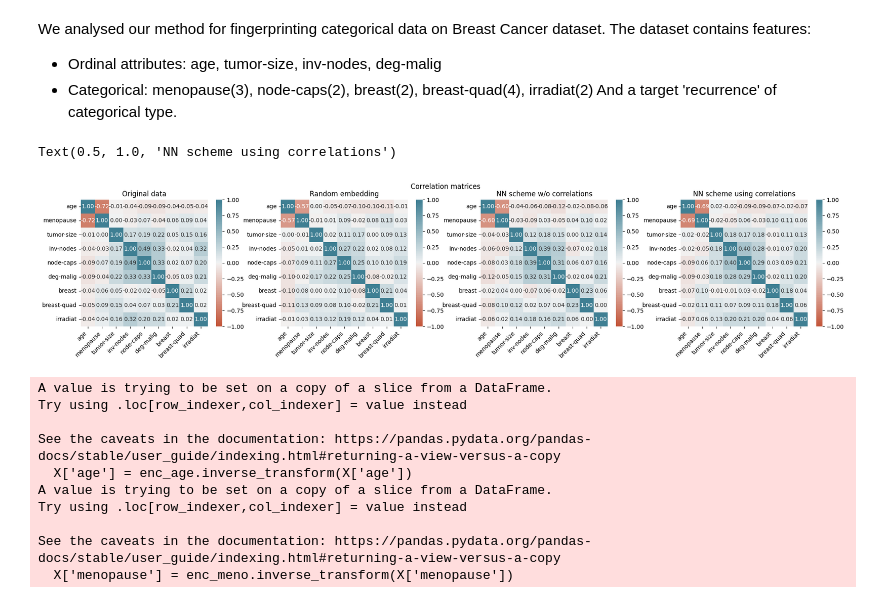
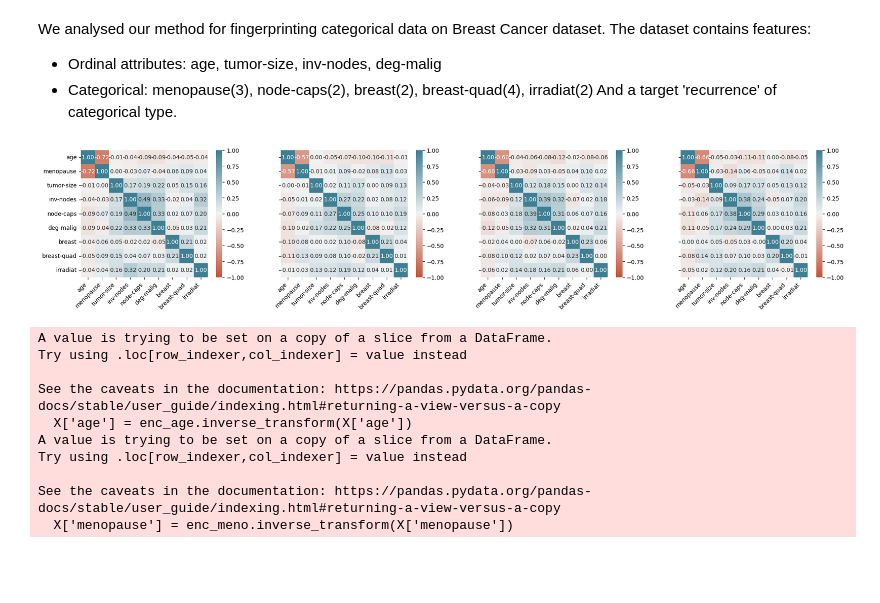
Before and after one commit to tanjascats/NCorr-FP, a Jupyter notebook: experiments.ipynb, the cells around one changed output. Drawn from its saved outputs; the diff is of its cells as text; code cells hidden in the pictures; blank space fills up the shorter version.

Commit message:
Edited using Colab

```diff
--- a/experiments.ipynb
+++ b/experiments.ipynb
@@ -167,7 +174,7 @@ fp_data = fp_data.drop(['Id'], axis=1)
 fp_data_blind = pd.read_csv('fp_data_blind_100.csv')
 fp_data_blind = fp_data_blind.drop(['Id'], axis=1)
 # %%
-fp_data_blind_corr = pd.read_csv('fp_data_blind_corr_501.csv')
+fp_data_blind_corr = pd.read_csv('fp_data_blind_corr_100.csv')
 fp_data_blind_corr = fp_data_blind_corr.drop(['Id'], axis=1)
 # %%
 fp_data_rand = pd.read_csv('fp_data_random_100.csv')
@@ -251,9 +258,9 @@ ordinal = ['age', 'tumor-size', 'inv-nodes', 'deg-malig']
 categorical = ['menopause', 'node-caps', 'breast', 'breast-quad']
 # %%
 # correlation between ordinal variables in oridinal dataset: original -- random fingerprint -- knn fingerprint
-fig, axs = plt.subplots(1, 4, figsize=(24,4))
+fig, axs = plt.subplots(1, 4, figsize=(24,4), sharey='all')
 axs = axs.flat
-fig.suptitle('Correlation matrices')
+#fig.suptitle('Correlation matrices')
 
 # original
 corr = X.corr()
@@ -271,7 +278,7 @@ axs[0].set_xticklabels(
     rotation=45,
     horizontalalignment='right'
 );
-axs[0].set_title('Original data')
+#axs[0].set_title('Original data')
 
 # random
 corr = fp_data_rand.drop(['recurrence'], axis=1).corr()
@@ -289,7 +296,7 @@ axs[1].set_xticklabels(
     rotation=45,
     horizontalalignment='right'
 );
-axs[1].set_title('Random embedding')
+#axs[1].set_title('Random embedding')
 
 # knn scheme
 corr = fp_data_blind.drop(['recurrence'], axis=1).corr()
@@ -298,37 +305,36 @@ sns.heatmap(
     vmin=-1, vmax=1, center=0,
     cmap=sns.diverging_palette(20, 220, n=200),
     square=True,
     annot=True,
     fmt=".2f",
     ax = axs[2]
 )
 axs[2].set_xticklabels(
     axs[2].get_xticklabels(),
     rotation=45,
     horizontalalignment='right'
 );
-axs[2].set_title('NN scheme w/o correlations')
+#axs[2].set_title('NN scheme w/o correlations')
 
 # knn scheme; defined correlations
 corr = fp_data_blind_corr.drop(['recurrence'], axis=1).corr()
 sns.heatmap(
     corr,
     vmin=-1, vmax=1, center=0,
     cmap=sns.diverging_palette(20, 220, n=200),
     square=True,
     annot=True,
     fmt=".2f",
     ax = axs[3]
 )
 axs[3].set_xticklabels(
     axs[3].get_xticklabels(),
     rotation=45,
     horizontalalignment='right'
 );
-axs[3].set_title('NN scheme using correlations')
+#axs[3].set_title('NN scheme using correlations')
 # %% [output]
-Text(0.5, 1.0, 'NN scheme using correlations')
-[figure, old version]
+[figure, new version]
 # %%
 # first decode the values
 X['age'] = enc_age.inverse_transform(X['age'])
```
Also changed, not shown: parts of 5 cells of this notebook.
